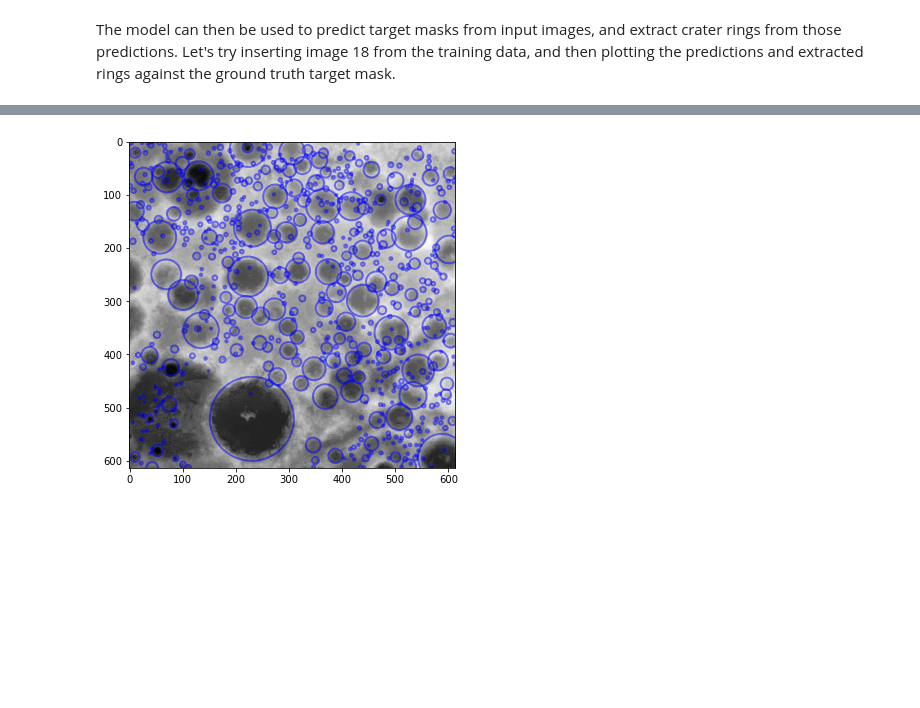
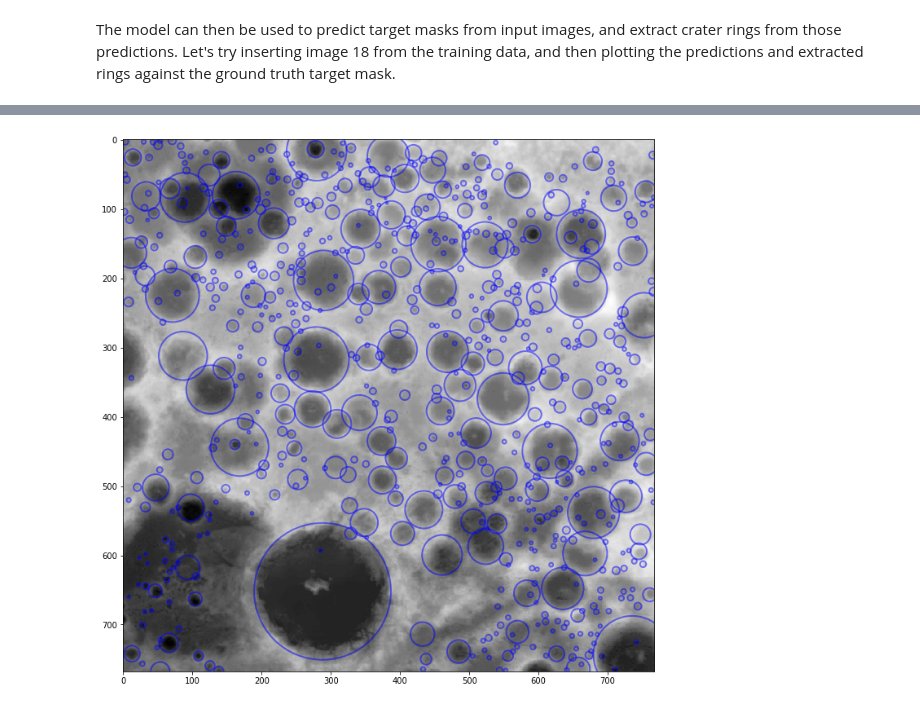
Before and after one commit to silburt/DeepMoon, a Jupyter notebook: docs/Using Zenodo Data.ipynb, the cells around one changed output, grey strips where cells are left out. Saved outputs shown, nothing was run; the diff lists cells and outputs as text; code cells hidden in the pictures; blank space fills up the shorter version.

```diff
--- a/docs/Using Zenodo Data.ipynb
+++ b/docs/Using Zenodo Data.ipynb
@@ -164,18 +174,45 @@ Here we visualize extracted craters directly onto a Lunar patch. This is all don
 # %%
+# Load coordinate transforms module from utils.
+sys.path.append("%s/utils/"%deepmoon_path)
+import transform as tfm
+
 def crop_craters(craters, img_global, xp, yp, lenp):
-    # get desired cropped Lunar region
-    xc = xp*img_global.size[0]/3 + 2*img_global.size[0]/3
-    yc = yp*img_global.size[1]
-    rawlen = lenp*img_global.size[0]/3
+    """Get desired cropped Lunar region"""
+    xc = xp * img_global.size[0] / 3 + 2 * img_global.size[0] / 3
+    yc = yp * img_global.size[1]
+    rawlen = lenp * img_global.size[0] / 3
 
     box = np.array([xc, yc, xc + rawlen, yc + rawlen], dtype='float32')
-    img = img_global.crop(box)
+    img_crop = img_global.crop(box)
 
-    # crop craters within bounding box, convert to pixel coordinates
+    # Crop craters within bounding box, convert to pixel coordinates
     llbd = tfm.pix2coord(box[0::2], box[1::2], [-180., 180., -60., 60.], img_global.size)
     llbd = np.concatenate([llbd[0], llbd[1][::-1]])
     cLo, cLa, cR = craters[(craters.T[0] >= llbd[0]) & (craters.T[0] < llbd[1]) &
                            (craters.T[1] >= llbd[2]) & (craters.T[1] < llbd[3])].T
-    x, y = tfm.coord2pix(cLo, cLa, llbd, img.size)
-    r = cR / ((llbd[3] - llbd[2])*(np.pi / 180.0)*(1737.4 / (box[2] - box[0])))
-    return img, np.array(list(zip(x, y, r)))
+    x, y = tfm.coord2pix(cLo, cLa, llbd, img_crop.size)
+    r = cR / ((llbd[3] - llbd[2]) * (np.pi / 180.0) * (1737.4 / (box[2] - box[0])))
+
+    return np.asanyarray(img_crop), np.array(list(zip(x, y, r)))
+
+# Load post-processed craters
+craters = np.load(zenodo_path + 'post-processed_test_craters.npy')
+
+# Dimensions of crop
+longp = 0.5     # longitude coordinate as a percentage of Lunar test region (0-1 range)
+latp = 0.5      # latitude coordinate as a percentage of Lunar test region (0-1 range)
+lenp = 0.2      # length of cropped Lunar test region as a percentage  (0-1 range)
+
+# Get cropped image of the Moon and corresponding cropped crater catalogue.
+img_lowres = img.resize((int(img.size[0] / 8), int(img.size[1] / 8)))
+img_crop, craters_crop = crop_craters(craters, img_lowres, longp, latp, lenp)
+
+# Plot the cropped image alongside the cropped crater catalogue.
+f, (ax1) = plt.subplots(1, 1, figsize=[12, 12])
+ax1.imshow(img_crop, cmap='Greys_r', vmin=np.min(img_crop), vmax=np.max(img_crop))
+for x, y, r in craters_crop:
+    circle = plt.Circle((x, y), r, color='blue', fill=False, linewidth=2, alpha=0.5)
+    ax1.add_artist(circle)
+plt.show()
+# %% [output]
+[figure, added]
@@ -193,18 +218,0 @@ craters = np.load(zenodo_path + 'post-processed_test_craters.npy')
-# %%
-# dimensions of crop
-longp = 0.5     # longitude coordinate as a percentage of Lunar test region (0-1 range)
-latp = 0.5      # latitude coordinate as a percentage of Lunar test region (0-1 range)
-lenp = 0.2      # length of cropped Lunar test region as a percentage  (0-1 range)
-
-# get cropped image of the moon and corresponding craters
-img_crop, craters_crop = crop_craters(craters, img_global, longp, latp, lenp)
-
-# plot
-f, (ax1) = plt.subplots(1, 1, figsize=[12, 6])
-ax1.imshow(img_crop, cmap='Greys_r', vmin=np.min(img_crop), vmax=np.max(img_crop))
-for x, y, r in craters_crop:
-    circle = plt.Circle((x, y), r, color='blue', fill=False, linewidth=2, alpha=0.5)
-    ax1.add_artist(circle)
-plt.show()
-# %% [output]
-[figure, removed]
```
Also changed, not shown: parts of 14 cells of this notebook, 1 other file.
